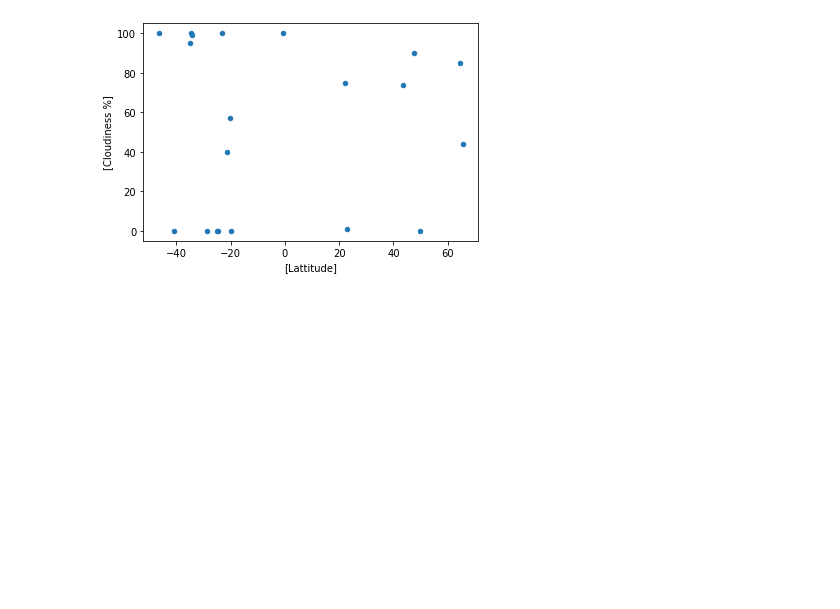
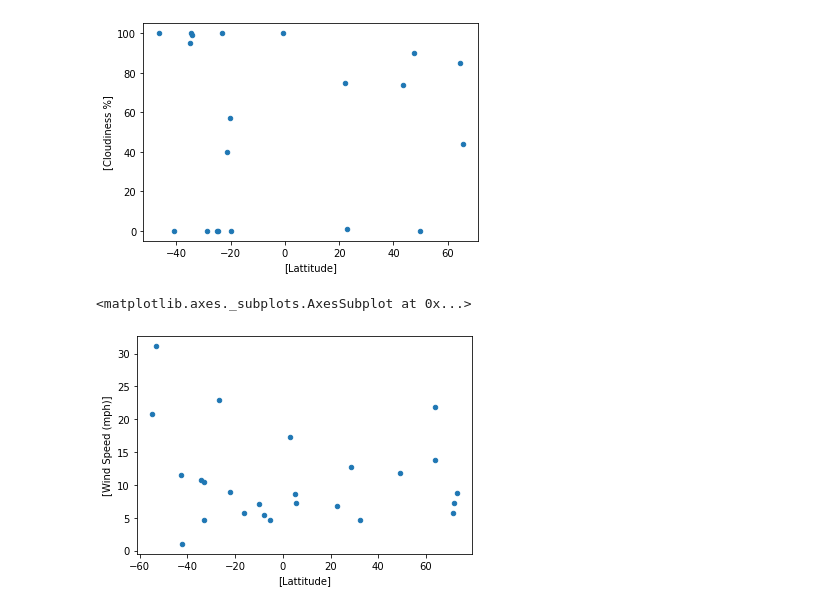
Before and after one commit to dhsharp1983/python-api-challenge, a Jupyter notebook: WeatherPy/WeatherPy.ipynb, the cells around one changed output. Saved outputs shown, nothing was run; the diff lists cells and outputs as text; code cells hidden in the pictures; blank space fills up the shorter version.

```diff
--- a/WeatherPy/WeatherPy.ipynb
+++ b/WeatherPy/WeatherPy.ipynb
@@ -232,3 +234,8 @@ City_df.plot.scatter(['Lattitude'],['Cloudiness %'])
 # %% [output]
 <matplotlib.axes._subplots.AxesSubplot at 0x...>
 [figure]
+# %%
+City_df.plot.scatter(['Lattitude'],['Wind Speed (mph)'])
+# %% [output]
+<matplotlib.axes._subplots.AxesSubplot at 0x...>
+[figure, added]
```
Also changed, not shown: parts of 6 cells of this notebook.
